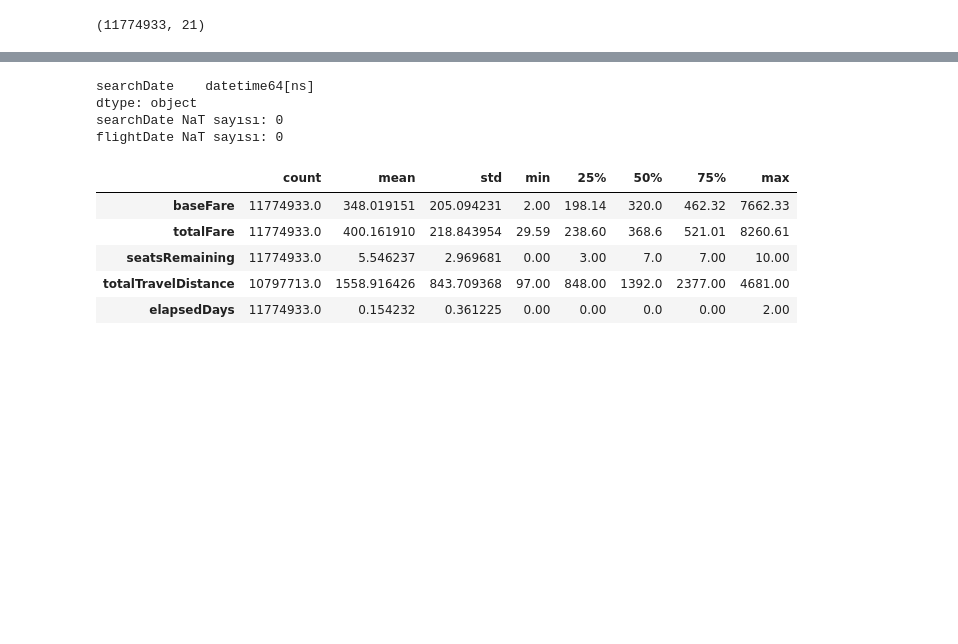
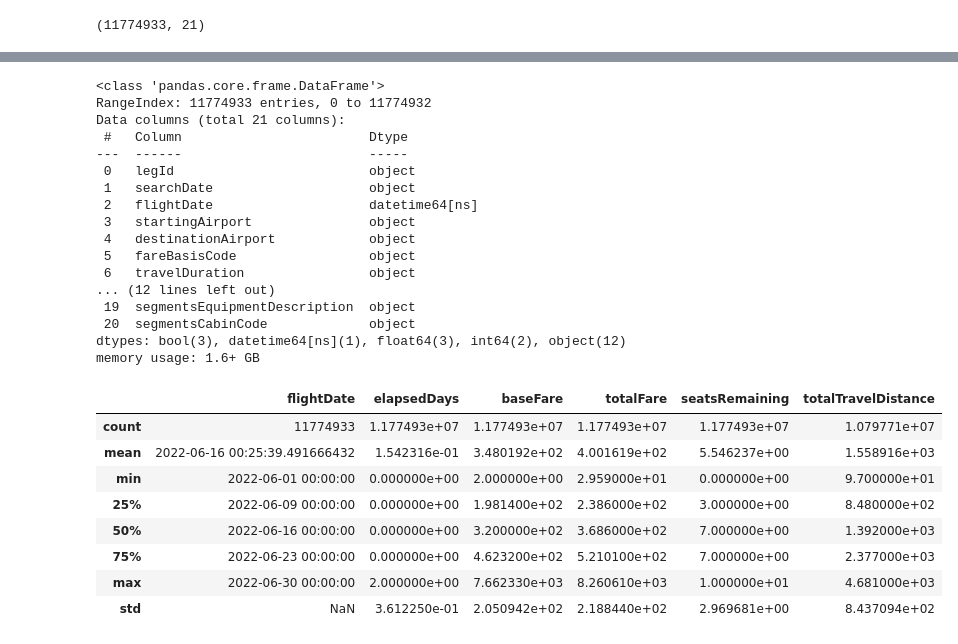
Before and after one commit to meozbrls/Flight_Prices_Analysis, a Jupyter notebook: notebooks/flight_prices_analysis.ipynb, the cells around one changed output, grey strips where cells are left out. Drawn from its saved outputs; the diff is of its cells as text; code cells hidden in the pictures; blank space fills up the shorter version.

```diff
--- a/notebooks/flight_prices_analysis.ipynb
+++ b/notebooks/flight_prices_analysis.ipynb
@@ -63,24 +36,34 @@ dtype_table.sort_values(by="dtype")
-# %%
-# searchDate kolonunu zaman tipine dönüştürdük.
-df["searchDate"] = pd.to_datetime(df["searchDate"], errors="coerce")
-
-# Dönüşüm sonrası dtype'lar
-print(df[["searchDate"]].dtypes)
-print("searchDate NaT sayısı:", df["searchDate"].isna().sum())
-print("flightDate NaT sayısı:", df["flightDate"].isna().sum())
-# %% [output]
-searchDate    datetime64[ns]
-dtype: object
-searchDate NaT sayısı: 0
-flightDate NaT sayısı: 0
-# %%
-# Sayısal kolonların özet istatistikleri.
-num_cols = ["baseFare","totalFare","seatsRemaining","totalTravelDistance","elapsedDays"]
-display(df[num_cols].describe(include="all").T)
-# %% [output]
-|  | count | mean | std | min | 25% | 50% | 75% | max |
-| baseFare | 11774933.0 | 348.019151 | 205.094231 | 2.00 | 198.14 | 320.0 | 462.32 | 7662.33 |
-| totalFare | 11774933.0 | 400.161910 | 218.843954 | 29.59 | 238.60 | 368.6 | 521.01 | 8260.61 |
-| seatsRemaining | 11774933.0 | 5.546237 | 2.969681 | 0.00 | 3.00 | 7.0 | 7.00 | 10.00 |
-| totalTravelDistance | 10797713.0 | 1558.916426 | 843.709368 | 97.00 | 848.00 | 1392.0 | 2377.00 | 4681.00 |
-| elapsedDays | 11774933.0 | 0.154232 | 0.361225 | 0.00 | 0.00 | 0.0 | 0.00 | 2.00 |
+# %%
+import pandas as pd
+import matplotlib.pyplot as plt
+import seaborn as sns
+
+df.info()
+df.describe()
+# %% [output]
+<class 'pandas.core.frame.DataFrame'>
+RangeIndex: 11774933 entries, 0 to 11774932
+Data columns (total 21 columns):
+ #   Column                        Dtype
+---  ------                        -----
+ 0   legId                         object
+ 1   searchDate                    object
+ 2   flightDate                    datetime64[ns]
+ 3   startingAirport               object
+ 4   destinationAirport            object
+ 5   fareBasisCode                 object
+ 6   travelDuration                object
+... (12 lines left out)
+ 19  segmentsEquipmentDescription  object
+ 20  segmentsCabinCode             object
+dtypes: bool(3), datetime64[ns](1), float64(3), int64(2), object(12)
+memory usage: 1.6+ GB
+|  | flightDate | elapsedDays | baseFare | totalFare | seatsRemaining | totalTravelDistance |
+| count | 11774933 | 1.177493e+07 | 1.177493e+07 | 1.177493e+07 | 1.177493e+07 | 1.079771e+07 |
+| mean | 2022-06-16 00:25:39.491666432 | 1.542316e-01 | 3.480192e+02 | 4.001619e+02 | 5.546237e+00 | 1.558916e+03 |
+| min | 2022-06-01 00:00:00 | 0.000000e+00 | 2.000000e+00 | 2.959000e+01 | 0.000000e+00 | 9.700000e+01 |
+| 25% | 2022-06-09 00:00:00 | 0.000000e+00 | 1.981400e+02 | 2.386000e+02 | 3.000000e+00 | 8.480000e+02 |
+| 50% | 2022-06-16 00:00:00 | 0.000000e+00 | 3.200000e+02 | 3.686000e+02 | 7.000000e+00 | 1.392000e+03 |
+| 75% | 2022-06-23 00:00:00 | 0.000000e+00 | 4.623200e+02 | 5.210100e+02 | 7.000000e+00 | 2.377000e+03 |
+| max | 2022-06-30 00:00:00 | 2.000000e+00 | 7.662330e+03 | 8.260610e+03 | 1.000000e+01 | 4.681000e+03 |
+| std | NaN | 3.612250e-01 | 2.050942e+02 | 2.188440e+02 | 2.969681e+00 | 8.437094e+02 |
```
Also changed, not shown: parts of 12 cells of this notebook.
